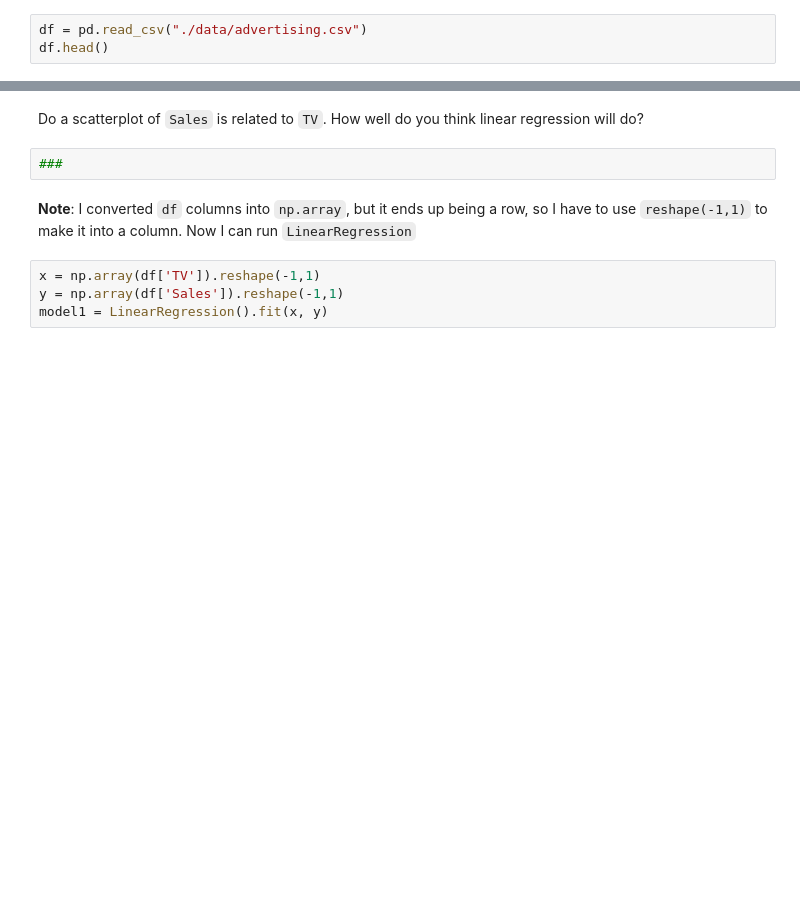
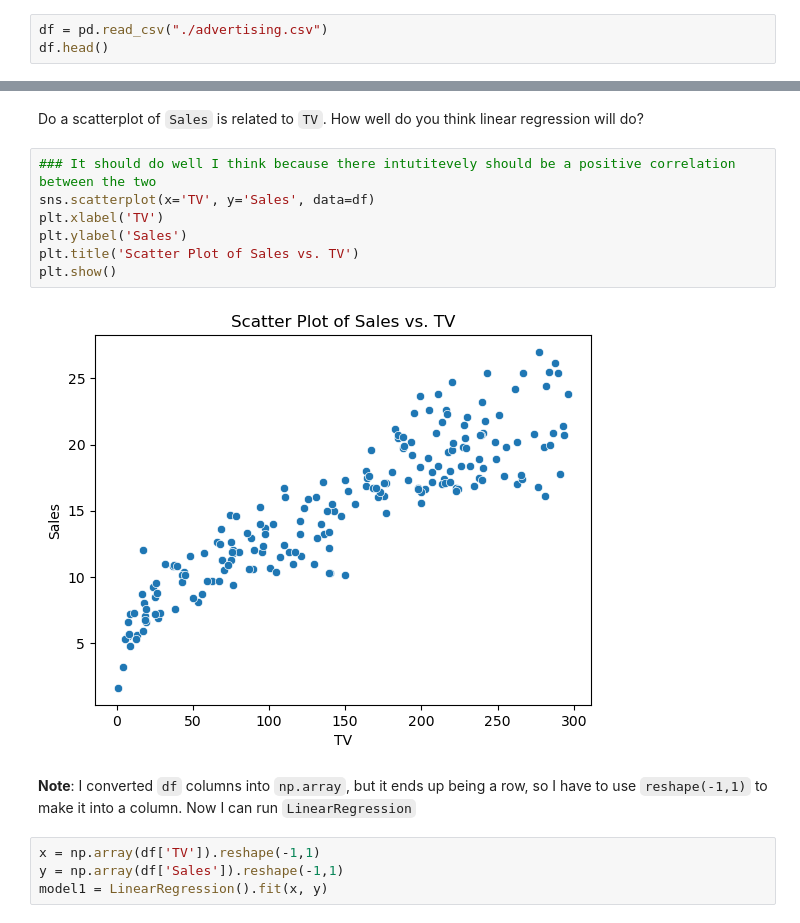
Before and after one commit to Alex-Shane/Gateway-Data-Science, a Jupyter notebook: W2-class1-student-copy.ipynb, the cells around one changed output, grey strips where cells are left out. Drawn from its saved outputs; the diff is of its cells as text; blank space fills up the shorter version.

```diff
--- a/W2-class1-student-copy.ipynb
+++ b/W2-class1-student-copy.ipynb
@@ -11,5 +11,5 @@ from sklearn.linear_model import LinearRegression
 # %% [markdown]
 Next, the usual things we do when we get data ...
 # %%
-df = pd.read_csv("./data/advertising.csv")
+df = pd.read_csv("./advertising.csv")
 df.head()
@@ -18,7 +37,14 @@ df.info()
 # %% [markdown]
 Do a scatterplot of `Sales` is related to `TV`. How well do you think linear regression will do?
 # %%
-###
+### It should do well I think because there intutitevely should be a positive correlation between the two
+sns.scatterplot(x='TV', y='Sales', data=df)
+plt.xlabel('TV')
+plt.ylabel('Sales')
+plt.title('Scatter Plot of Sales vs. TV')
+plt.show()
+# %% [output]
+[figure, added]
 # %% [markdown]
 **Note**: I converted `df` columns into `np.array`, but it ends up being a row, so I have to use `reshape(-1,1)` to make it into a column.  Now I can run `LinearRegression`
 # %%
```
Also changed, not shown: parts of 9 cells of this notebook, 1 other file.
